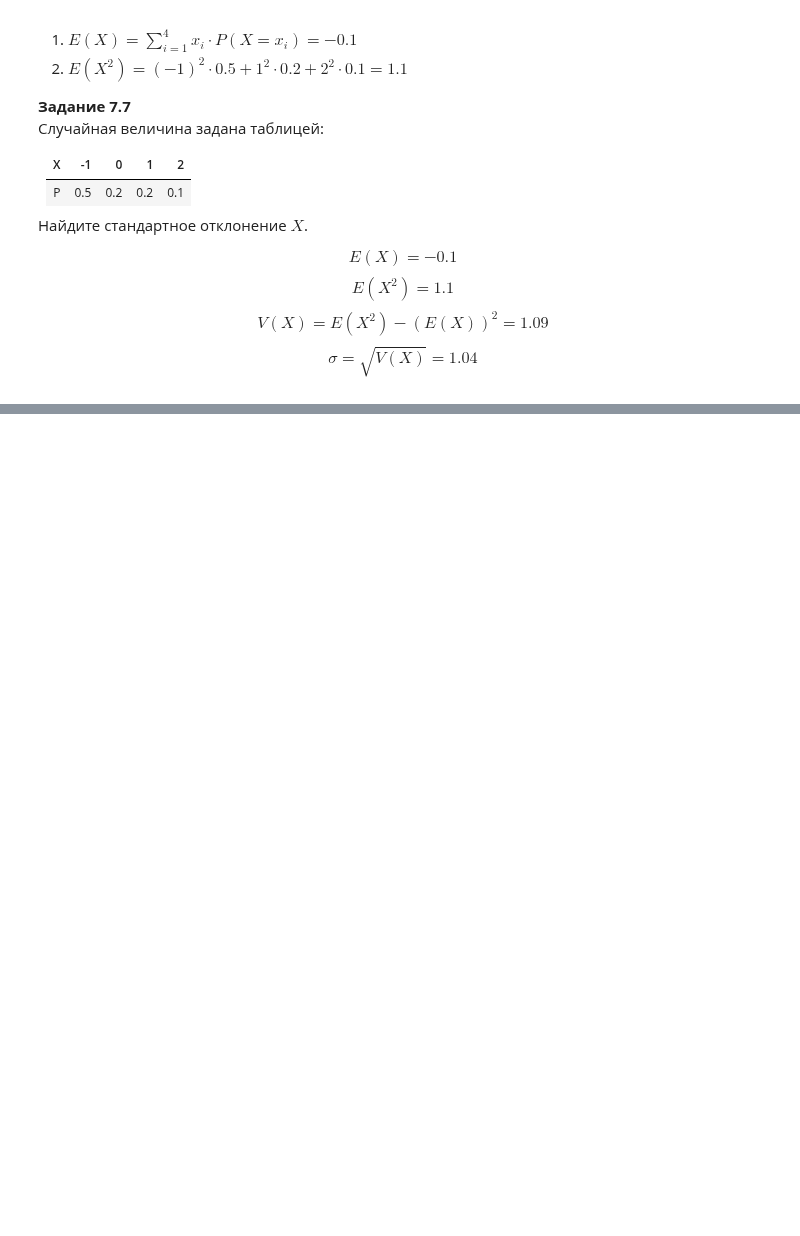
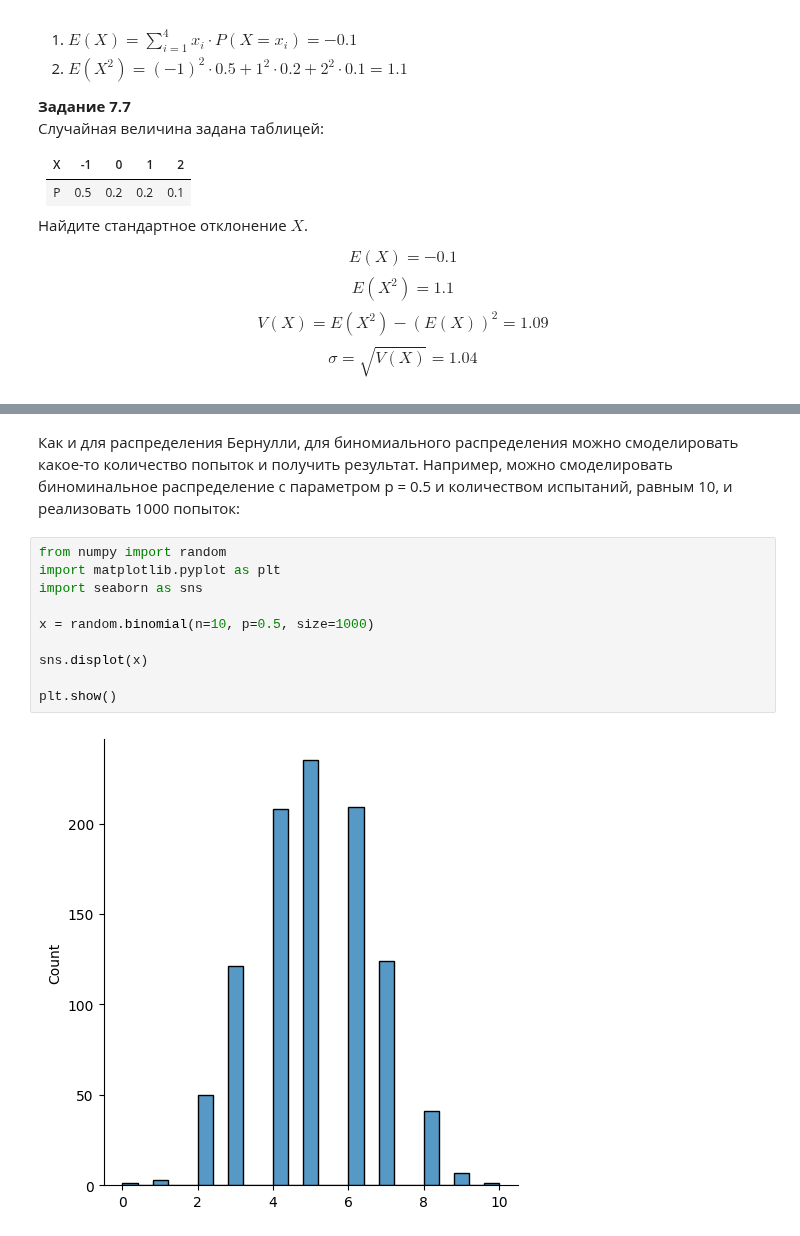
Before and after one commit to ScReameer/DS-learning, a Jupyter notebook: Math/Block-6/Module-7. Probability theory/Practice.ipynb, the cells around one changed output, grey strips where cells are left out. Drawn from its saved outputs; the diff is of its cells as text; blank space fills up the shorter version.

```diff
--- a/Math/Block-6/Module-7. Probability theory/Practice.ipynb
+++ b/Math/Block-6/Module-7. Probability theory/Practice.ipynb
@@ -153,0 +241,14 @@ $$ \sigma = \sqrt{V(X)} = 1.04 $$
+# %% [markdown]
+Как и для распределения Бернулли, для биномиального распределения можно смоделировать какое-то количество попыток и получить результат. Например, можно смоделировать биноминальное распределение с параметром p = 0.5 и количеством испытаний, равным 10, и реализовать 1000 попыток:
+# %%
+from numpy import random
+import matplotlib.pyplot as plt
+import seaborn as sns
+
+x = random.binomial(n=10, p=0.5, size=1000)
+
+sns.displot(x)
+
+plt.show()
+# %% [output]
+[figure, added]
```
Also changed, not shown: parts of 18 cells of this notebook, 1 other file.
